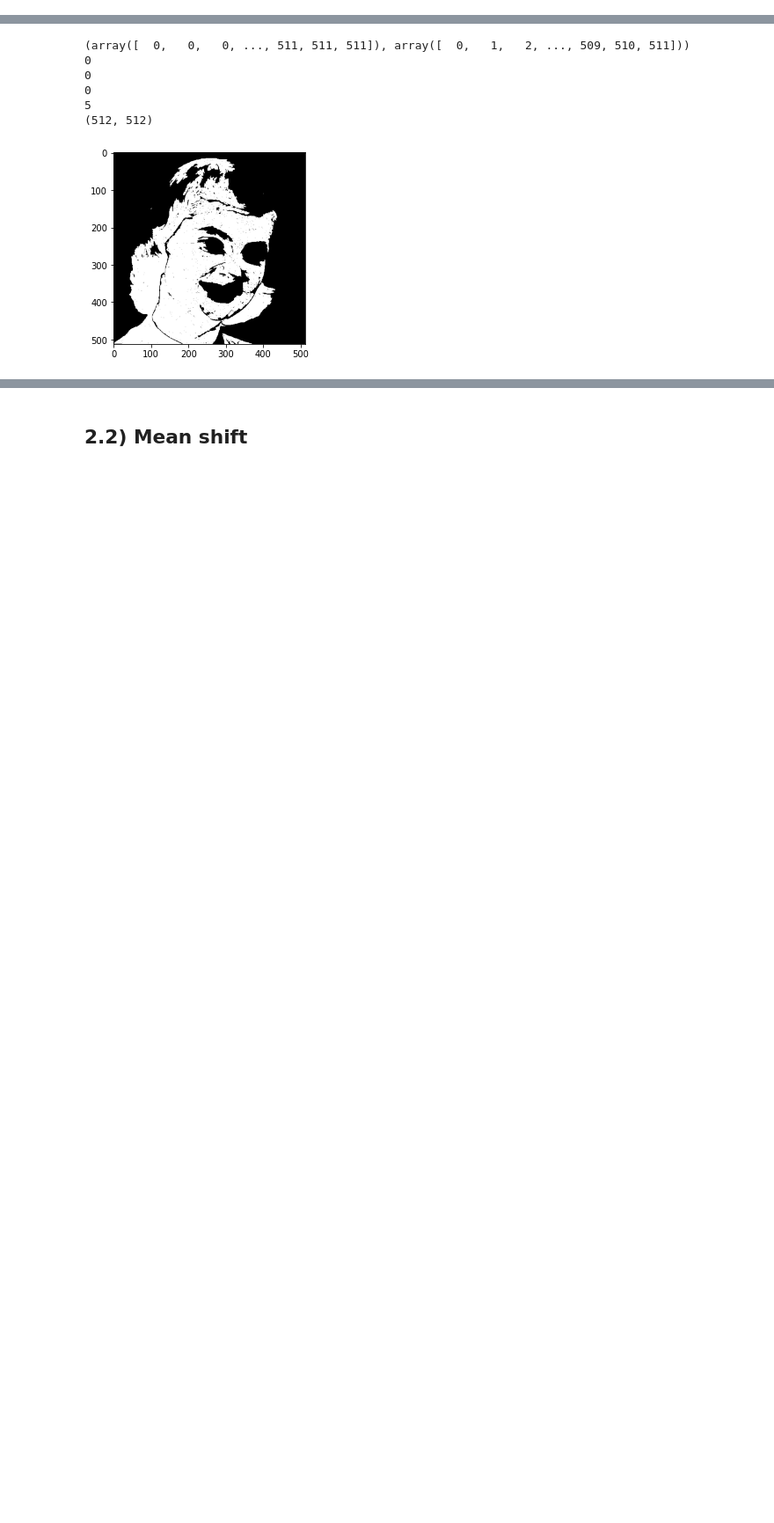
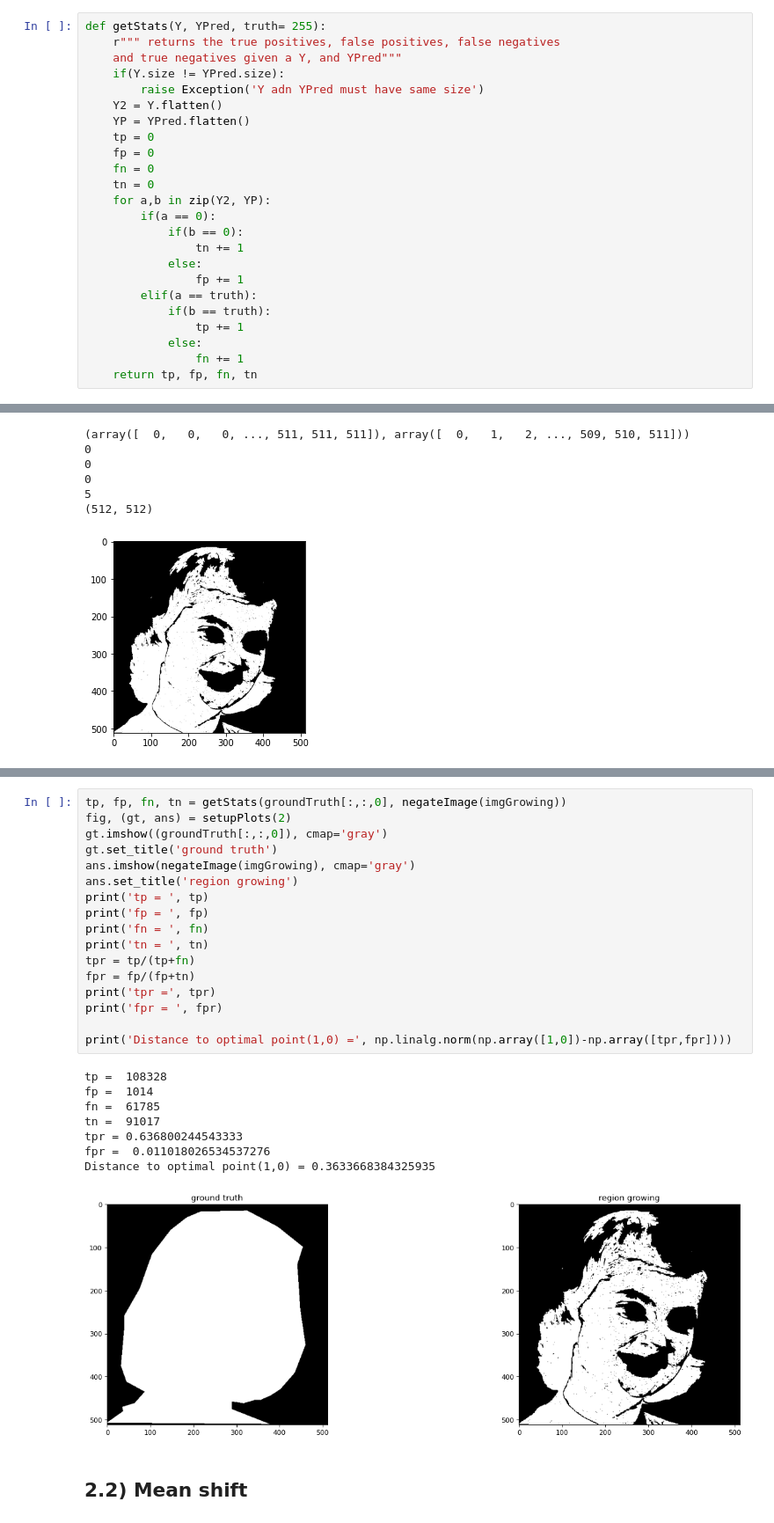
Before and after one commit to jmcsuite/AgentesInteligentes_Up2022, a Jupyter notebook: Trabajo1_0226259_0226154/codigo/main.ipynb, the cells around one changed output, grey strips where cells are left out. Shown at 88% size. Drawn from its saved outputs; the diff is of its cells as text; blank space fills up the shorter version.

Commit message:
Different Metrics between Region Growing and Thres

```diff
--- a/Trabajo1_0226259_0226154/codigo/main.ipynb
+++ b/Trabajo1_0226259_0226154/codigo/main.ipynb
@@ -5,6 +5,30 @@ from matplotlib import pyplot as plt
 from matplotlib.pyplot import figure
 import math
 from queue import Queue
+# %%
+def getStats(Y, YPred, truth= 255):
+    r""" returns the true positives, false positives, false negatives
+    and true negatives given a Y, and YPred"""
+    if(Y.size != YPred.size):
+        raise Exception('Y adn YPred must have same size')
+    Y2 = Y.flatten()
+    YP = YPred.flatten()
+    tp = 0
+    fp = 0
+    fn = 0
+    tn = 0
+    for a,b in zip(Y2, YP):
+        if(a == 0):
+            if(b == 0):
+                tn += 1
+            else:
+                fp += 1
+        elif(a == truth):
+            if(b == truth):
+                tp += 1
+            else:
+                fn += 1
+    return tp, fp, fn, tn
 # %%
 def histogramImg(mat, K=256):
     r"""Receives a single channel image in matrix form and
@@ -348,3 +392,29 @@ print((img[:,:,0]*regions).shape)
+# %%
+tp, fp, fn, tn = getStats(groundTruth[:,:,0], negateImage(imgGrowing))
+fig, (gt, ans) = setupPlots(2)
+gt.imshow((groundTruth[:,:,0]), cmap='gray')
+gt.set_title('ground truth')
+ans.imshow(negateImage(imgGrowing), cmap='gray')
+ans.set_title('region growing')
+print('tp = ', tp)
+print('fp = ', fp)
+print('fn = ', fn)
+print('tn = ', tn)
+tpr = tp/(tp+fn)
+fpr = fp/(fp+tn)
+print('tpr =', tpr)
+print('fpr = ', fpr)
+
+print('Distance to optimal point(1,0) =', np.linalg.norm(np.array([1,0])-np.array([tpr,fpr])))
+# %% [output]
+tp =  108328
+fp =  1014
+fn =  61785
+tn =  91017
+tpr = 0.636800244543333
+fpr =  0.011018026534537276
+Distance to optimal point(1,0) = 0.3633668384325935
+[figure, added]
 # %% [markdown]
 ## 2.2) Mean shift
 # %%
```
Also changed, not shown: parts of 1 cell of this notebook.
